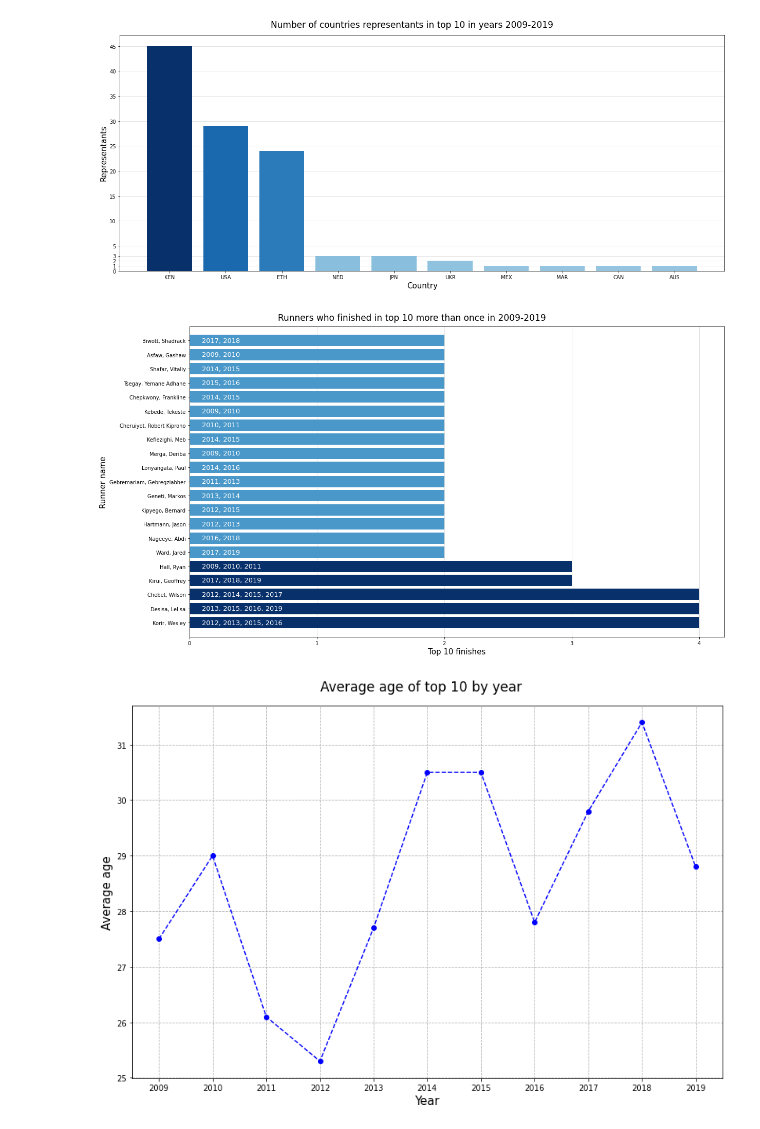
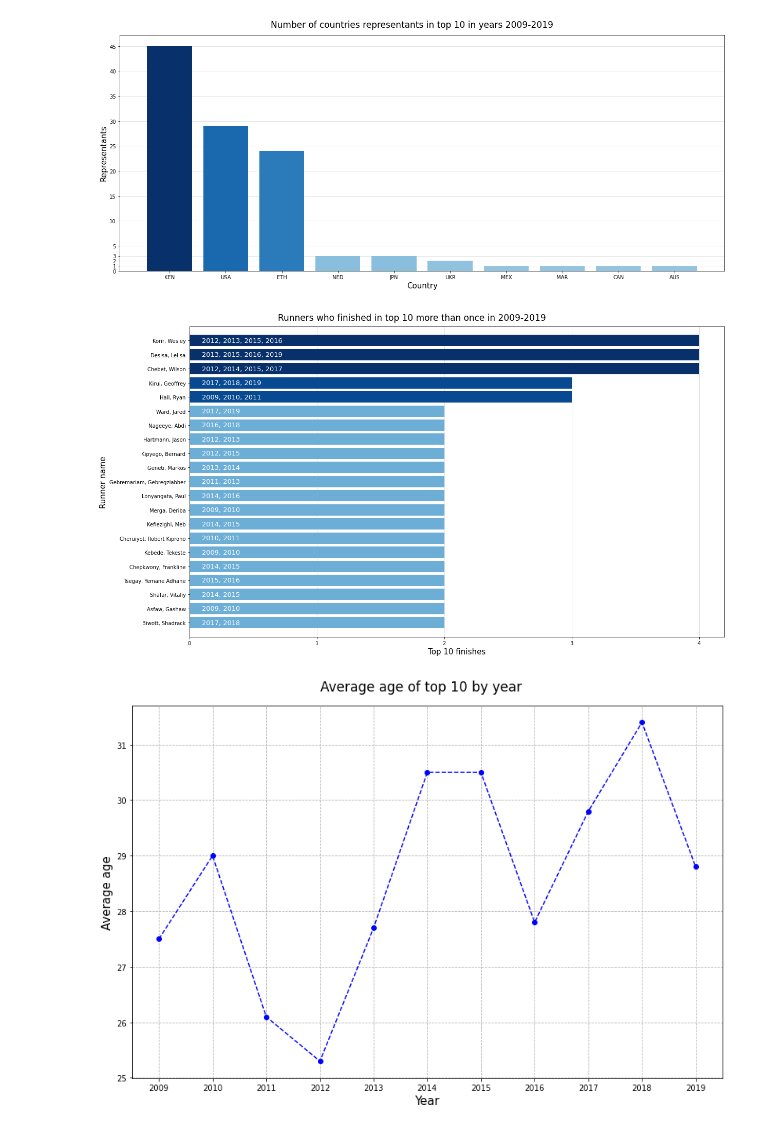
Before and after one commit to tadeq/Boston-marathon-data-analysis, a Jupyter notebook: data_analysis.ipynb, the cells around one changed output. Drawn from its saved outputs; the diff is of its cells as text; code cells hidden in the pictures.

Commit message:
add more charts for top 10s

```diff
--- a/data_analysis.ipynb
+++ b/data_analysis.ipynb
@@ -489,7 +489,7 @@ plt.show()
 # %% [output]
 [figure]
 # %%
-top_10_names = all_top_10s.groupby('Name').size().sort_values(ascending=False)
+top_10_names = all_top_10s.groupby('Name').size().sort_values()
 frequent_top_10_names = [name[0] for name in top_10_names.iteritems() if name[1]>=2]
 participants_starts = {}
 for participant in all_top_10s[all_top_10s['Name'].isin(frequent_top_10_names)].iterrows():
@@ -502,28 +502,29 @@ for participant in all_top_10s[all_top_10s['Name'].isin(frequent_top_10_names)].
 # %%
 top_10_starts = top_10_names.to_dict()
 top_10_starts = {name : finishes for name, finishes in top_10_starts.items() if name in frequent_top_10_names}
 fig, ax = plt.subplots()
 fig.set_size_inches(18,10)
 fig.suptitle('Runners who finished in top 10 more than once in 2009-2019', fontsize=17)
 ax.set_axisbelow(True)
 plt.grid(linestyle='-', axis='x', color='#dddddd')
 blues = plt.get_cmap('Blues')
 min_value = min(top_10_starts.values())
 max_value = max(top_10_starts.values())
 for key, value in top_10_starts.items():
-    color_index = (value - min_value) / (max_value - min_value) * 0.8 - 0.1
+    color_index = (value - min_value) / (max_value - min_value) * 0.8 - 0.2
     ax.barh(key, value, color = blues(0.7 + color_index))
     ax.annotate(', '.join(participants_starts[key]), (0.1, key), color='w', va='center', size=13)
 ax.set_ylabel('Runner name', fontsize=15)
 ax.set_xlabel('Top 10 finishes', fontsize=15)
 ax.set_yticks(list(top_10_starts.keys()))
 ax.set_yticklabels(list(top_10_starts.keys()))
 ax.set_xticks(np.arange(0,max_value+1))
 ax.set_xticklabels(np.arange(0,max_value+1))
 ax.set_ylim(-1, len(top_10_starts.values()))
 fig.tight_layout(pad=4)
+plt.savefig('img/top_10_finishers_more_than_once.png')
 # %% [output]
-[figure, old version]
+[figure, new version]
 # %%
 top_10s_avg_age = {year : results['Age'].mean() for year, results in top_10_by_year.items()}
 prepare_basic_line_chart(top_10s_avg_age, 'Average age of top 10 by year', 'Year', 'Average age')
```
Also changed, not shown: parts of 8 cells of this notebook.
